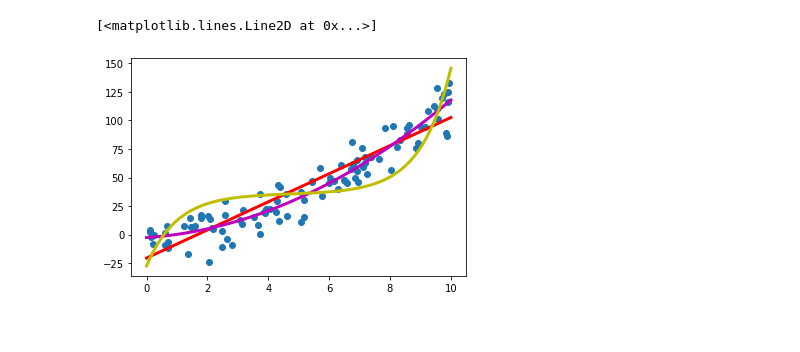
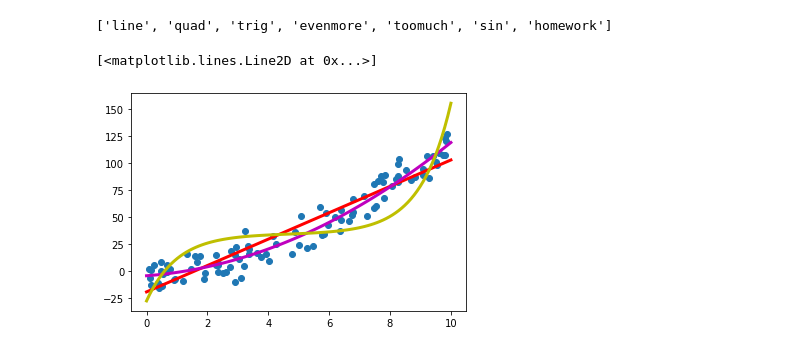
Before and after one commit to UMD-ENMA165/4-21-22-Class, a Jupyter notebook: curve_fitting.ipynb, the cells around one changed output. Cells and saved outputs as stored; diff of their text form; code cells hidden in the pictures.

```diff
--- a/curve_fitting.ipynb
+++ b/curve_fitting.ipynb
@@ -2,23 +2,39 @@
 import numpy as np
 from scipy.optimize import curve_fit
 import matplotlib.pyplot as plt
+# %%
+my_funs=['line','quad','trig','evenmore','toomuch','sin','homework']
+def line(x,m,b):
+    return m*x+b
+def quad(x,a,b,c):
+    return a*x**2+b*x+c
+def hyper_sin(x,a,b,c):
+    return a*np.sinh(x+b)+c
+def trig(x,a,b,c,d):
+    return a*np.sin(b-x)+c*x**2+d
+def evenmore(x,a,b,c,d,e,f):
+    return a*x+b*x**2+c*x**3+d*x**4+e*x**5+f
+def toomuch(x,a,b,c,d,e,f):
+    return a*x**5+b*x**4+c*x**3+d*x**2+e*x+f
+def sin(x,a,b,c):
+    return a*np.sin(b*x)+c
+def homework(x,a,b,c,d):
+    return a*x**3+b*x**2+c*x+d
+print(my_funs)
+# %% [output]
+['line', 'quad', 'trig', 'evenmore', 'toomuch', 'sin', 'homework']
 # %%
+#add fitting function hw
 x=np.random.uniform(0.,10.,100)
 y=np.polyval([1,2,-3],x)+np.random.normal(0,10,100)
 plt.scatter(x,y)
-def line(x,m,b):
-    return m*x+b
-def quad(x,a,b,c):
-    return a*x**2+b*x+c
-def hyper_sin(x,a,b,c):
-    return a*np.sinh(x+b)+c
 popt,pcov =curve_fit(line,x,y)
 popt1,pcov1=curve_fit(quad,x,y)
 popt2,pcov2=curve_fit(hyper_sin,x,y)
 xfit=np.linspace(0.,10.,100)
-plt.plot(xfit,line(xfit,popt[0],popt[1]),'r-',linewidth=3)
-plt.plot(xfit,quad(xfit,popt1[0],popt1[1],popt1[2]),'m-',linewidth=3)
-plt.plot(xfit,hyper_sin(xfit,popt2[0],popt2[1],popt2[2]),'y-',linewidth=3)
+plt.plot(xfit,line(xfit,*popt),'r-',linewidth=3)
+plt.plot(xfit,quad(xfit,*popt1),'m-',linewidth=3)
+plt.plot(xfit,hyper_sin(xfit,*popt2),'y-',linewidth=3)
 # %% [output]
 [<matplotlib.lines.Line2D at 0x...>]
-[figure, old version]
+[figure, new version]
```
Also changed, not shown: parts of 2 cells of this notebook, 3 other files.
